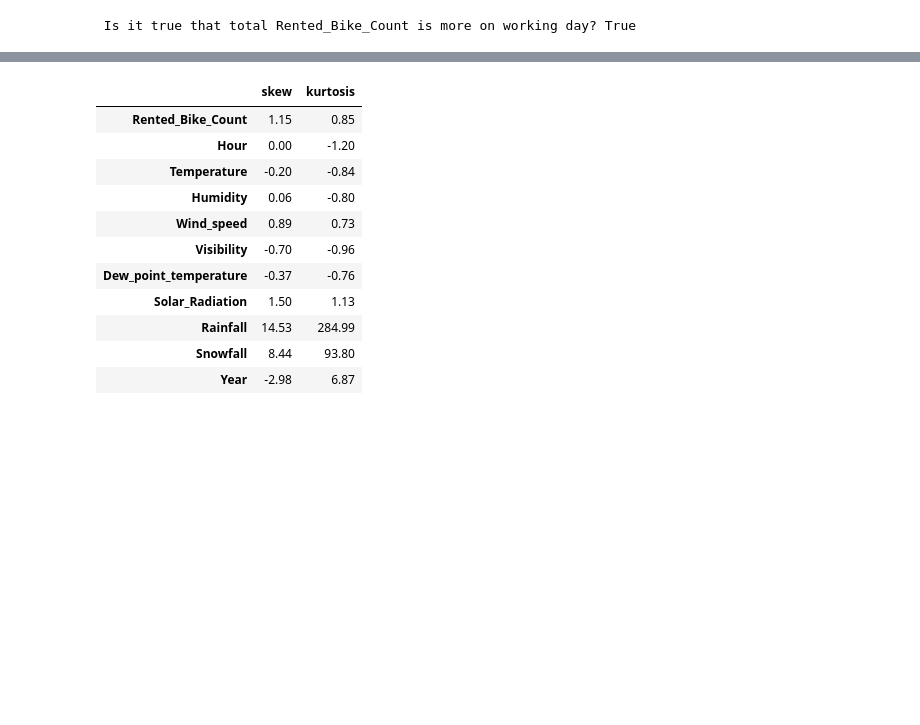
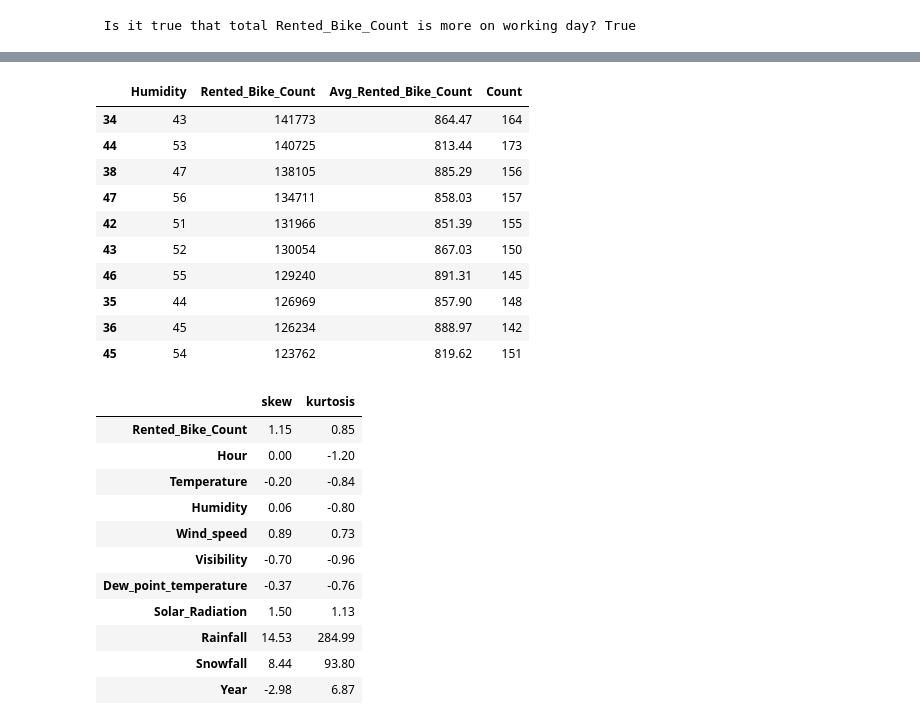
Before and after one commit to abhinav4201/Regression-Bike-Sharing-Demand-Prediction, a Jupyter notebook: Supervised_Regression_Bike_Demand_Prediction_Capstone_2.ipynb, the cells around one changed output, grey strips where cells are left out. Drawn from its saved outputs; the diff is of its cells as text; code cells hidden in the pictures; blank space fills up the shorter version.

```diff
--- a/Supervised_Regression_Bike_Demand_Prediction_Capstone_2.ipynb
+++ b/Supervised_Regression_Bike_Demand_Prediction_Capstone_2.ipynb
@@ -527,3 +558,20 @@ df.groupby('Hour')['Rented_Bike_Count'].sum().reset_index()
+# %%
+df_humidity = df.groupby('Humidity')['Rented_Bike_Count'].agg(['sum','mean','count']).reset_index().rename(
+    columns = {'sum':'Rented_Bike_Count','mean':'Avg_Rented_Bike_Count','count':'Count'}).sort_values(
+    'Rented_Bike_Count', ascending = False)
+df_humidity[:10]
+# %% [output]
+|  | Humidity | Rented_Bike_Count | Avg_Rented_Bike_Count | Count |
+| 34 | 43 | 141773 | 864.47 | 164 |
+| 44 | 53 | 140725 | 813.44 | 173 |
+| 38 | 47 | 138105 | 885.29 | 156 |
+| 47 | 56 | 134711 | 858.03 | 157 |
+| 42 | 51 | 131966 | 851.39 | 155 |
+| 43 | 52 | 130054 | 867.03 | 150 |
+| 46 | 55 | 129240 | 891.31 | 145 |
+| 35 | 44 | 126969 | 857.90 | 148 |
+| 36 | 45 | 126234 | 888.97 | 142 |
+| 45 | 54 | 123762 | 819.62 | 151 |
 # %%
 #finding skew and kurtosis for checking outliers or abnormality in data
 df.agg(['skew', 'kurtosis']).T          #Aggregate using one or more operations over the specified axis
```
Also changed, not shown: parts of 9 cells of this notebook.
